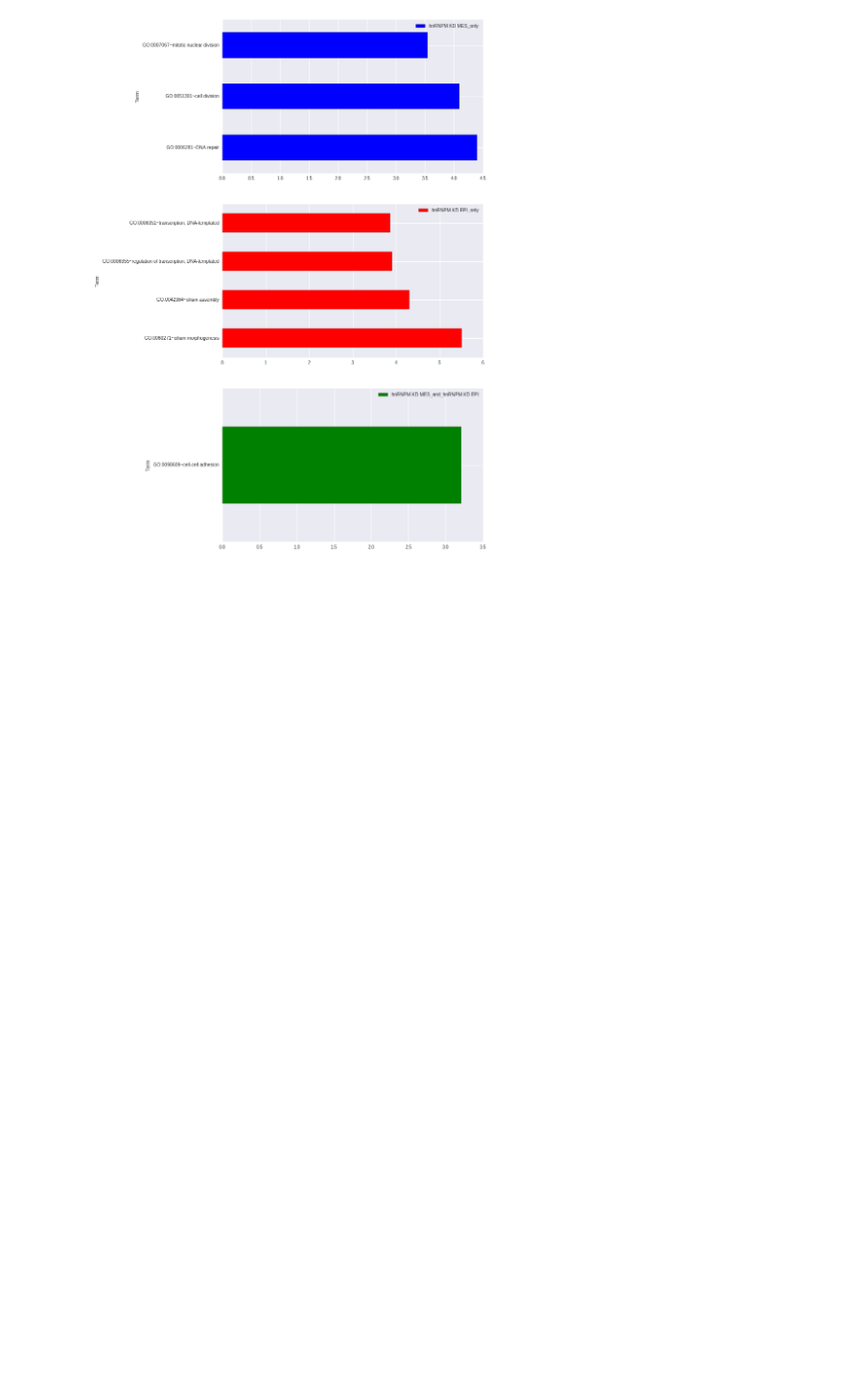
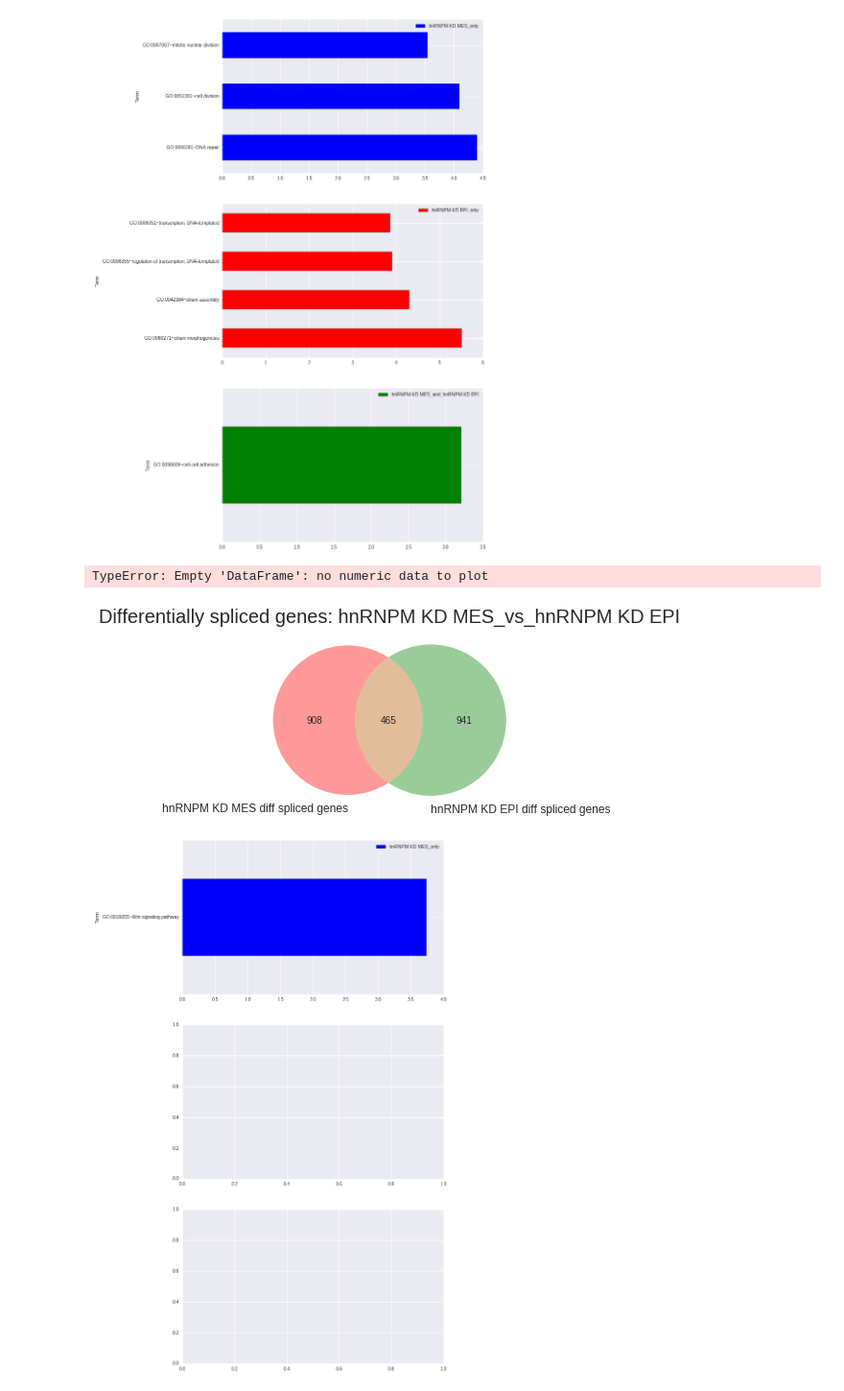
Before and after one commit to seharvey2012/programmatic_analysis, a Jupyter notebook: getting_clipper_to_work/clipper_runs_working_with_individual_rt_stops/master_go_analysis.ipynb, the cells around one changed output. Shown: that part at 96% size. Drawn from its saved outputs; the diff is of its cells as text; code cells hidden in the pictures; blank space fills up the shorter version.

```diff
--- a/getting_clipper_to_work/clipper_runs_working_with_individual_rt_stops/master_go_analysis.ipynb
+++ b/getting_clipper_to_work/clipper_runs_working_with_individual_rt_stops/master_go_analysis.ipynb
@@ -427,6 +427,17 @@ david_bar_graph(cc1_cc4_splice,hh5_hh6_splice,both_splice,'hnRNPM KD MES','hnRNP
 # %% [output]
 [figure]
 [figure]
+# %%
+#EPI VS MES SPLICING BOUND
+cc1_cc4_splice = 'master_go_analysis/epi_vs_mes_hnM_KD_v_intersect_splice_diff_fdr_0.05_dPSI_0.1/cc1_cc4_v_intersect_spliced_only.txt'
+hh5_hh6_splice = 'master_go_analysis/epi_vs_mes_hnM_KD_v_intersect_splice_diff_fdr_0.05_dPSI_0.1/hh5_hh6_v_intersect_spliced_only.txt'
+both_splice = 'master_go_analysis/epi_vs_mes_hnM_KD_v_intersect_splice_diff_fdr_0.05_dPSI_0.1/cc1_cc4_hh5_hh6_v_intersect_spliced.txt'
+compare_spliced_and_spliced(cc1_cc4_rMATS_df_filtered,hh5_hh6_rMATS_df_filtered,'hnRNPM KD MES','hnRNPM KD EPI')
+david_bar_graph(cc1_cc4_splice,hh5_hh6_splice,both_splice,'hnRNPM KD MES','hnRNPM KD EPI','GOTERM_BP_DIRECT',0.01)
+# %% [output]
+TypeError: Empty 'DataFrame': no numeric data to plot
+[figure, added]
+[figure, added]
 # %%
 #Other GO lists to do
 #differentially bound genes
```
Also changed, not shown: 1 other file.
